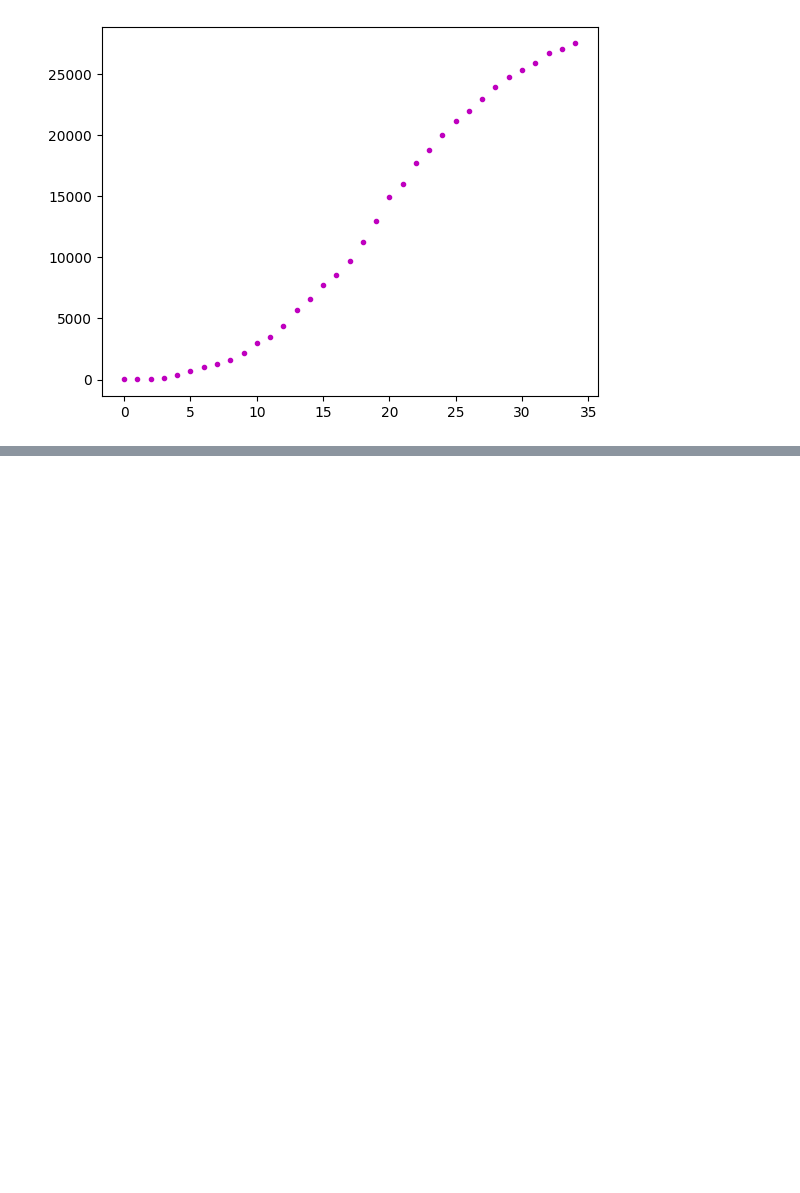
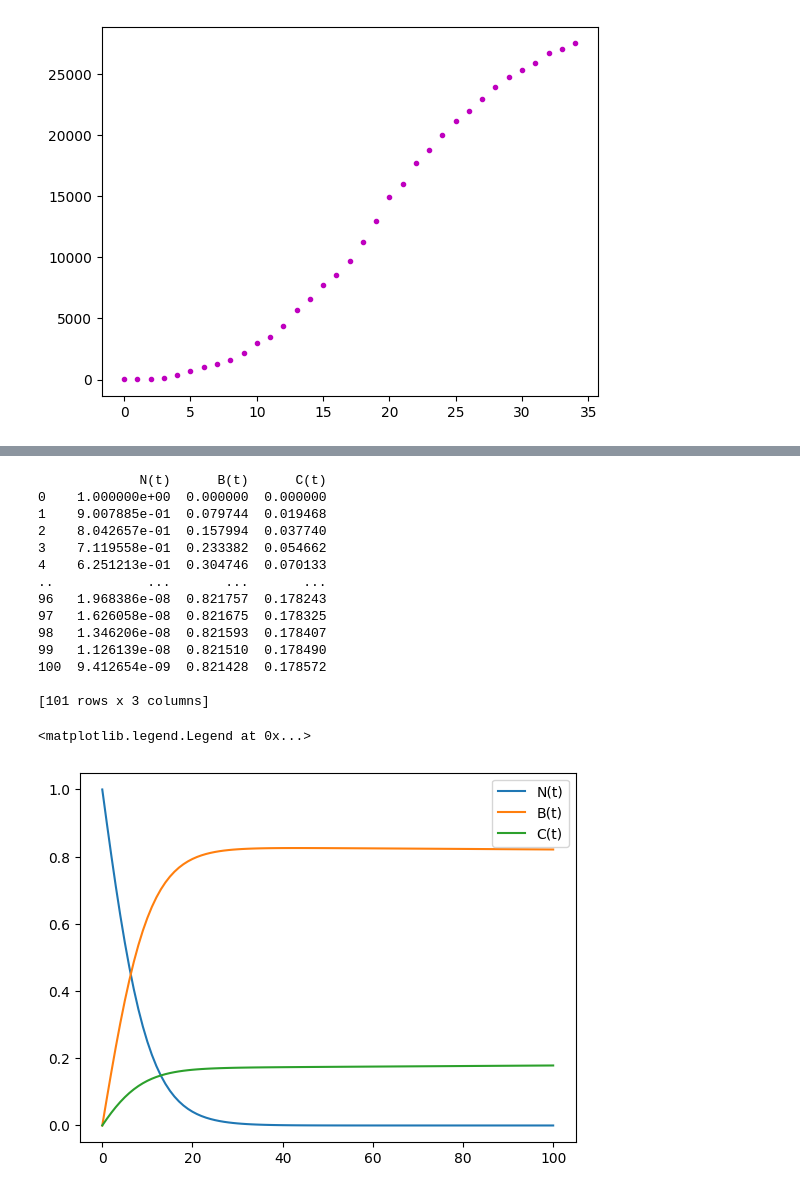
Before and after one commit to AndreiAf02/Math574_Project, a Jupyter notebook: Cholera_Fitter_V1.ipynb, the cells around one changed output, grey strips where cells are left out. Saved outputs shown, nothing was run; the diff lists cells and outputs as text; code cells hidden in the pictures; blank space fills up the shorter version.

```diff
--- a/Cholera_Fitter_V1.ipynb
+++ b/Cholera_Fitter_V1.ipynb
@@ -257,3 +261,53 @@ plt.plot(data_cholera['Zimbabwe'], 'm.')
+# %%
+def trust(y,t,beta1, beta2, gamma1, gamma2, p):
+    N,B,C=y
+    dN_dt=-gamma1*N-beta1*B*N -beta2*C*N
+    dB_dt= p * gamma1*N + beta1*B*N - gamma2*B
+    dC_dt= (1-p) * gamma1*N + beta2*C*N + gamma2*B
+    return([dN_dt,dB_dt,dC_dt])
+# %%
+gamma1 = 1
+beta1 = 1
+beta2 = 0.5
+p = 0.8
+gamma2 = 0.001
+
+N0=1
+B0=0
+C0=0
+
+t = np.linspace(0, 10, 101)
+
+solution = scipy.integrate.odeint(trust,[N0, B0, C0],t,args=(beta1, beta2, gamma1, gamma2, p))
+Solution = pd.DataFrame()
+Solution['N(t)']=solution[:,0]
+Solution['B(t)']=solution[:,1]
+Solution['C(t)']=solution[:,2]
+
+print(Solution)
+
+plt.figure()
+plt.plot(Solution['N(t)'], label='N(t)')
+plt.plot(Solution['B(t)'], label='B(t)')
+plt.plot(Solution['C(t)'], label='C(t)')
+plt.legend()
+# %% [output]
+             N(t)      B(t)      C(t)
+0    1.000000e+00  0.000000  0.000000
+1    9.007885e-01  0.079744  0.019468
+2    8.042657e-01  0.157994  0.037740
+3    7.119558e-01  0.233382  0.054662
+4    6.251213e-01  0.304746  0.070133
+..            ...       ...       ...
+96   1.968386e-08  0.821757  0.178243
+97   1.626058e-08  0.821675  0.178325
+98   1.346206e-08  0.821593  0.178407
+99   1.126139e-08  0.821510  0.178490
+100  9.412654e-09  0.821428  0.178572
+
+[101 rows x 3 columns]
+<matplotlib.legend.Legend at 0x...>
+[figure, added]
 # %%
 def SIR_model(y,t,beta,gamma):
     S,I,A,B=y
```
Also changed, not shown: parts of 5 cells of this notebook.
